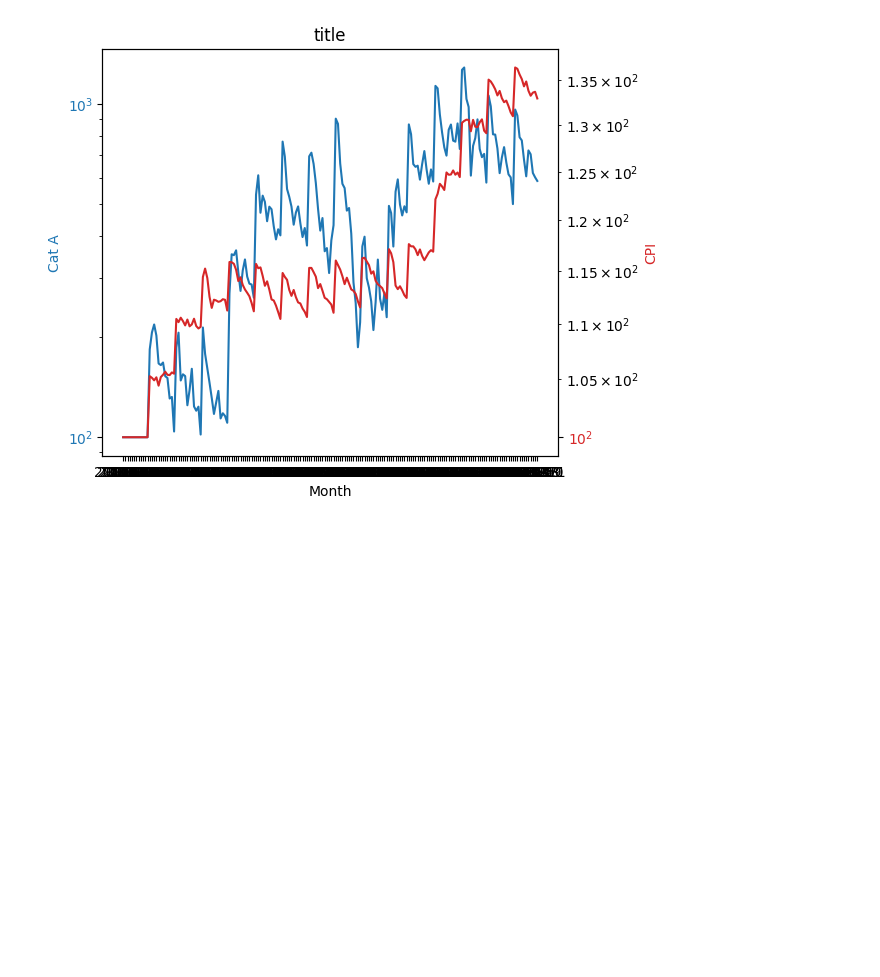
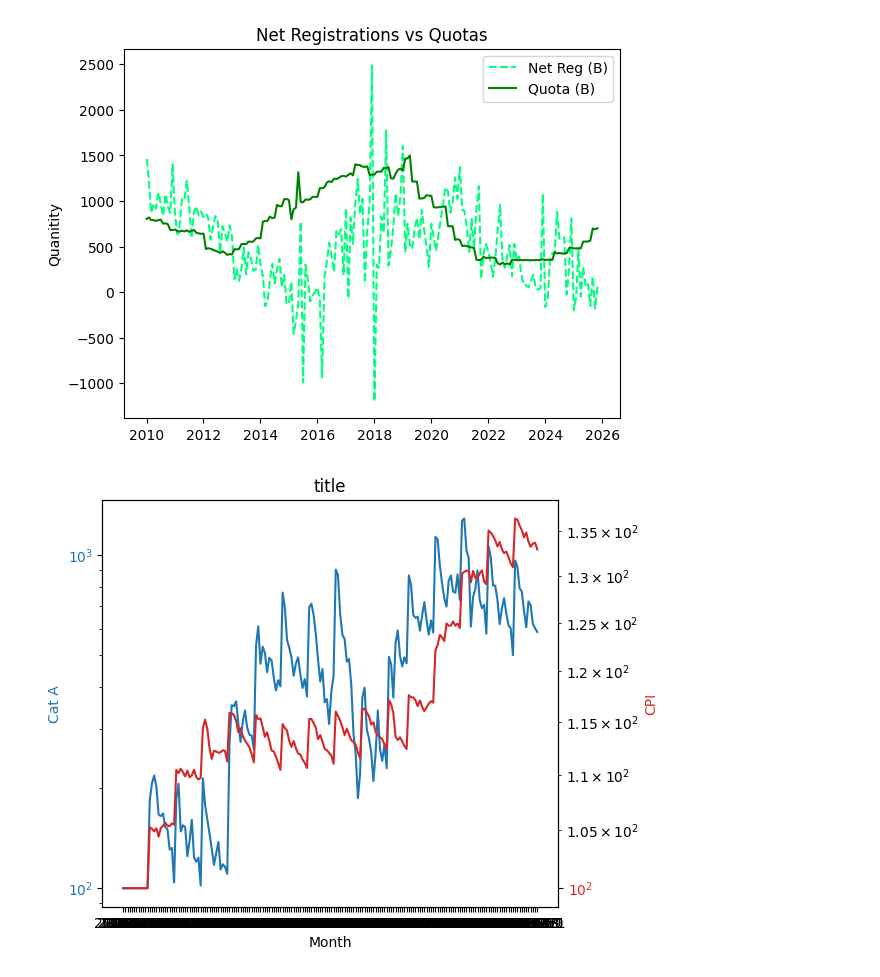
Before and after one commit to RaphaelTeo/coe-stat-analysis, a Jupyter notebook: main.ipynb, the cells around one changed output. Saved outputs shown, nothing was run; the diff lists cells and outputs as text; code cells hidden in the pictures; blank space fills up the shorter version.

Commit message:
CPI comparison and quota comparison

```diff
--- a/main.ipynb
+++ b/main.ipynb
@@ -144,0 +184,19 @@ plt.show()
+# %%
+# Process vehicle registration and deregistration datasets
+registered_prep = basicprep_vehregs(registered, 4, 4)
+deregistered_prep = basicprep_vehregs(deregistered, 4, 4)
+
+# Trim datasets to only the common dates so that we can plot
+df_list = [df_coe_a_trim, registered_prep, deregistered_prep] #use df_coe_a_trim as reference
+common_dates = get_common_dates(df_list, 'month')
+df_registered_trim = registered_prep[registered_prep['month'].isin(common_dates)]
+df_deregistered_trim = deregistered_prep[deregistered_prep['month'].isin(common_dates)]
+
+# Combined both datasets to get net registrations
+net_registrations = pd.merge(df_registered_trim,df_deregistered_trim, how='inner', on='month', suffixes=('_registered', '_deregistered'))
+
+for category in ['Category A', 'Category B', 'Category D']:
+    net_registrations[f'Net {category}'] = net_registrations[f'{category}_registered'] - net_registrations[f'{category}_deregistered']
+    net_registrations.drop(columns=[f'{category}_registered', f'{category}_deregistered'], inplace=True)
+
+net_registrations
@@ -145,3 +217,22 @@ plt.show()
+# %%
+x = net_registrations['month']
+#plt.plot(x, net_registrations['Net Category A'], label='Net Reg (A)', color='cornflowerblue',  linestyle='--')
+plt.plot(x, net_registrations['Net Category B'], label='Net Reg (B)', color='springgreen',  linestyle='--')
+#plt.plot(x, net_registrations['Net Category D'], label='Net Reg (D)', color='lightcoral',  linestyle='--')
+#plt.plot(x, df_coe_a_trim['quota'], label='Quota (A)', color='blue', linestyle='-')
+plt.plot(x, df_coe_b_trim['quota'], label='Quota (B)', color='green', linestyle='-')
+#plt.plot(x, df_coe_d_trim['quota'], label='Quota (D)', color='red', linestyle='-')
+
+plt.title('Net Registrations vs Quotas')
+#plt.xlabel('Months')
+plt.ylabel('Quanitity')
+plt.yscale('linear') # Set the y-axis to a linear scale
+plt.legend()
+plt.tick_params(axis='x', labelrotation=0)
+
+plt.show()
+# %% [output]
+[figure, added]
 # %%
 def plot_twin_axis(x, y1, y2, y1_label, y2_label, title):
     fig, ax1 = plt.subplots()
```
Also changed, not shown: parts of 7 cells of this notebook, 1 other file.
